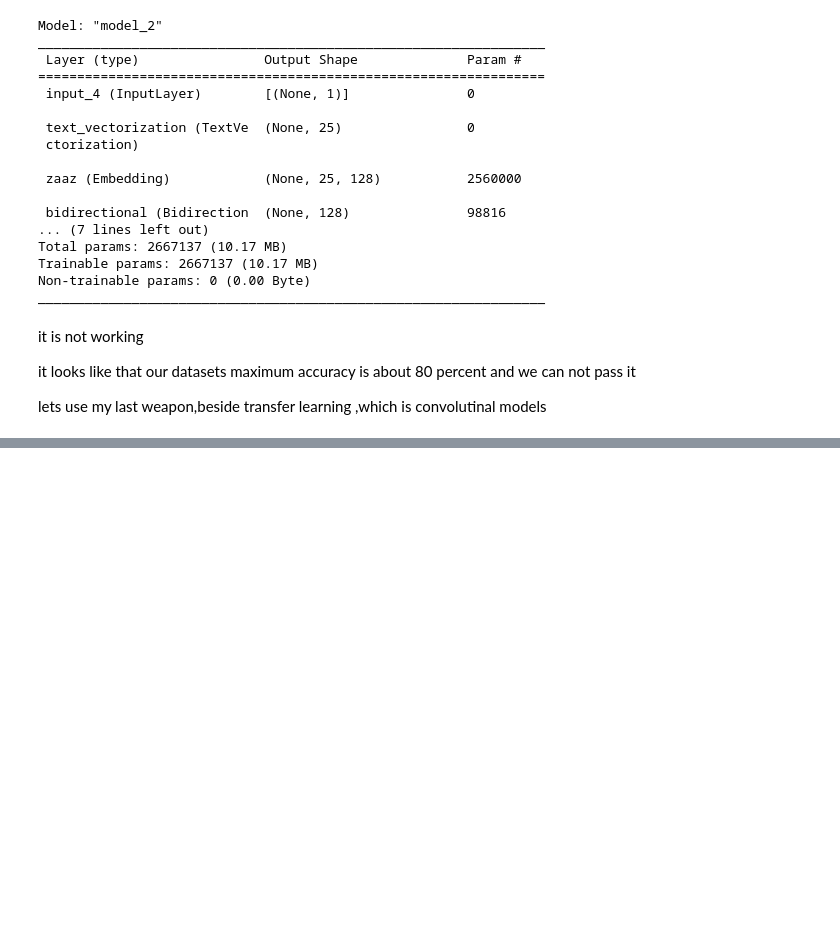
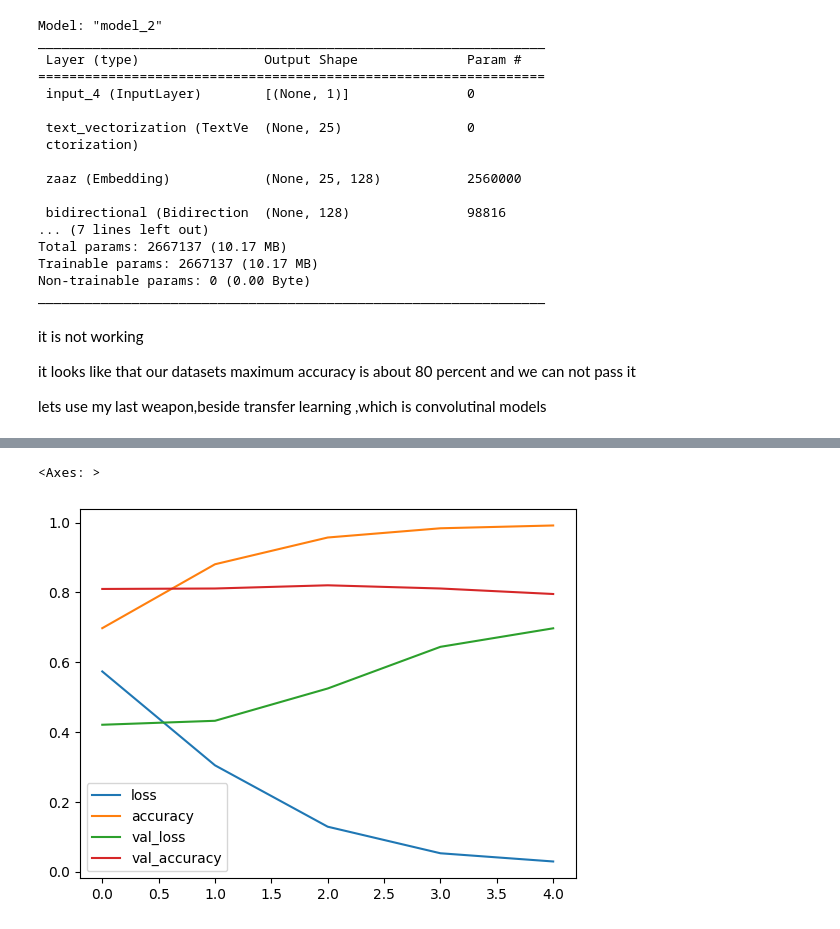
Before and after one commit to Alirs2002/tweet_sentiment_analysis, a Jupyter notebook: code.ipynb, the cells around one changed output, grey strips where cells are left out. Saved outputs shown, nothing was run; the diff lists cells and outputs as text; code cells hidden in the pictures; blank space fills up the shorter version.

```diff
--- a/code.ipynb
+++ b/code.ipynb
@@ -800,0 +795,22 @@ x = model_9_embedding(x)
+# %%
+input_model_9 = tf.keras.layers.Input(shape=(1,), dtype="string")
+
+x = vectorizer(input_model_9)
+x = model_9_embedding(x)
+# here we should use convolutional layer
+x = tf.keras.layers.Conv1D(filters=32,kernel_size=4,activation=tf.keras.activations.relu)(x)
+x = tf.keras.layers.GlobalMaxPool1D()(x)
+x = tf.keras.layers.Dense(16,activation=tf.keras.activations.relu)(x)
+output_9 = tf.keras.layers.Dense(1,activation=tf.keras.activations.sigmoid)(x)
+
+model_9 = tf.keras.Model(input_model_9,output_9)
+# %%
+model_9.compile(loss=tf.keras.losses.binary_crossentropy,
+                metrics=["accuracy"],
+                optimizer=tf.keras.optimizers.Adam(learning_rate=0.001))
+# %%
+model_9_history = model_9.fit(train_sentence,
+                              train_labels,
+                              epochs=5,
+                              validation_data=(val_sentence,val_labels),
+                              verbose = 2)
@@ -800,0 +828,5 @@ x = model_9_embedding(x)
+# %%
+pd.DataFrame(model_9_history.history).plot()
+# %% [output]
+<Axes: >
+[figure, added]
```
Also changed, not shown: parts of 3 cells of this notebook.
